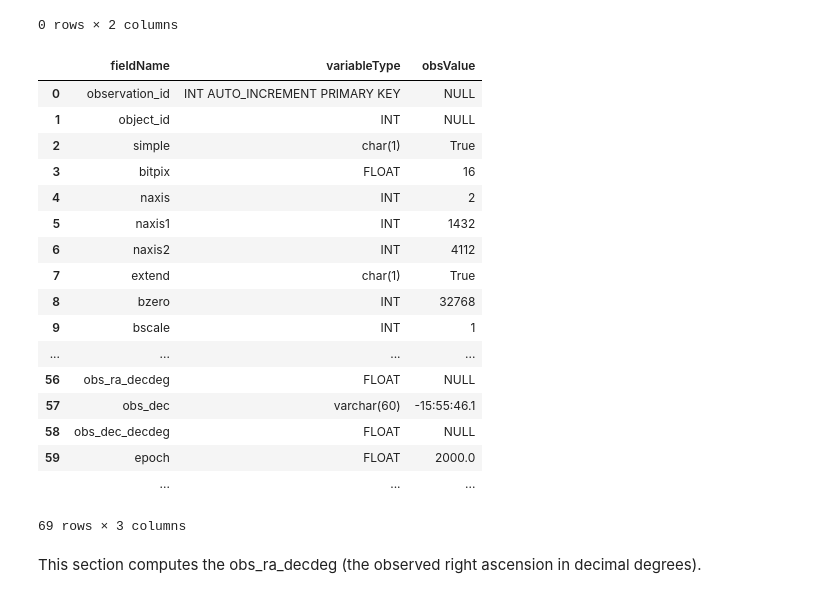
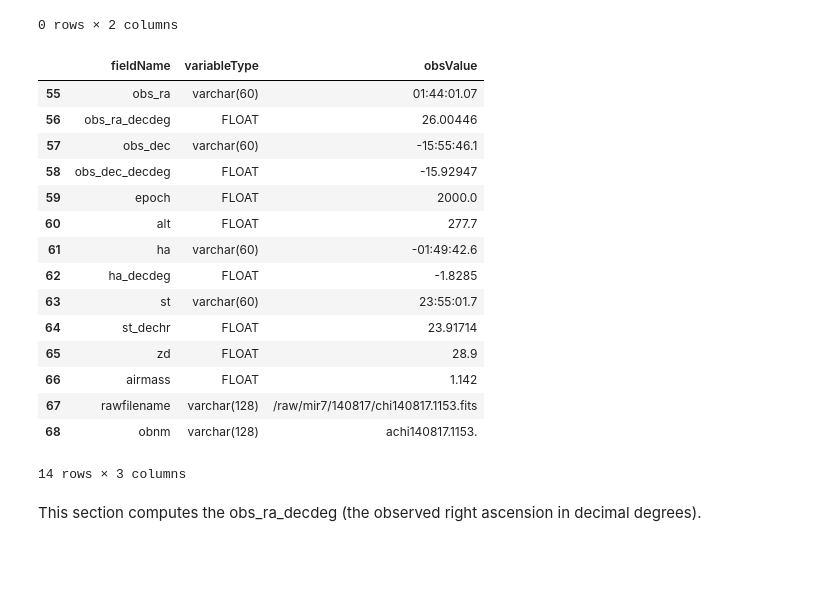
Before and after one commit to mattgiguere/chirondb, a Jupyter notebook: chironDBObject.ipynb, the cells around one changed output. Cells and saved outputs as stored; diff of their text form; code cells hidden in the pictures; blank space fills up the shorter version.

Commit message:
completed st_dechr
added the completed code to the method section

```diff
--- a/chironDBObject.ipynb
+++ b/chironDBObject.ipynb
@@ -126,9 +126,10 @@ class chironObject:
             ha_decdeg = float(ha[0]) - float(ha[1])/60. - float(ha[2])/3600.
         else:
             ha_decdeg = float(ha[0]) + float(ha[1])/60. + float(ha[2])/3600.
-        print(ha_decdeg)
         myObs.tableDict['observations'].loc[np.where(myObs.tableDict['observations'].fieldName == 'ha_decdeg')[0][0], 'obsValue'] = ha_decdeg
-
+        st = myObs.tableDict['observations'].loc[np.where(myObs.tableDict['observations'].fieldName == 'st')[0][0], 'obsValue'].split(':')
+        st_dechr = float(st[0]) + float(st[1])/60. + float(st[2])/3600.
+        myObs.tableDict['observations'].loc[np.where(myObs.tableDict['observations'].fieldName == 'st_dechr')[0][0], 'obsValue'] = st_dechr
 
     def getReducedChironInformation(self):
         """This routine updates the object with all information
@@ -241,26 +242,24 @@ myObs.getRawChironInformation()
 myObs.setReducedFileName()
 myObs.getReducedChironInformation()
 # %%
-myObs.tableDict['observations']
+myObs.tableDict['observations'].loc[55:68]
 # %% [output]
 |  | fieldName | variableType | obsValue |
-| 0 | observation_id | INT AUTO_INCREMENT PRIMARY KEY | NULL |
-| 1 | object_id | INT | NULL |
-| 2 | simple | char(1) | True |
-| 3 | bitpix | FLOAT | 16 |
-| 4 | naxis | INT | 2 |
-| 5 | naxis1 | INT | 1432 |
-| 6 | naxis2 | INT | 4112 |
-| 7 | extend | char(1) | True |
-| 8 | bzero | INT | 32768 |
-| 9 | bscale | INT | 1 |
-| ... | ... | ... | ... |
-| 56 | obs_ra_decdeg | FLOAT | NULL |
+| 55 | obs_ra | varchar(60) | 01:44:01.07 |
+| 56 | obs_ra_decdeg | FLOAT | 26.00446 |
 | 57 | obs_dec | varchar(60) | -15:55:46.1 |
-| 58 | obs_dec_decdeg | FLOAT | NULL |
+| 58 | obs_dec_decdeg | FLOAT | -15.92947 |
 | 59 | epoch | FLOAT | 2000.0 |
-|  | ... | ... | ... |
+| 60 | alt | FLOAT | 277.7 |
+| 61 | ha | varchar(60) | -01:49:42.6 |
+| 62 | ha_decdeg | FLOAT | -1.8285 |
+| 63 | st | varchar(60) | 23:55:01.7 |
+| 64 | st_dechr | FLOAT | 23.91714 |
+| 65 | zd | FLOAT | 28.9 |
+| 66 | airmass | FLOAT | 1.142 |
+| 67 | rawfilename | varchar(128) | /raw/mir7/140817/chi140817.1153.fits |
+| 68 | obnm | varchar(128) | achi140817.1153. |
-69 rows × 3 columns
+14 rows × 3 columns
 # %% [markdown]
 This section computes the obs_ra_decdeg (the observed right ascension in decimal degrees).
 # %%
```
Also changed, not shown: parts of 1 cell of this notebook.
